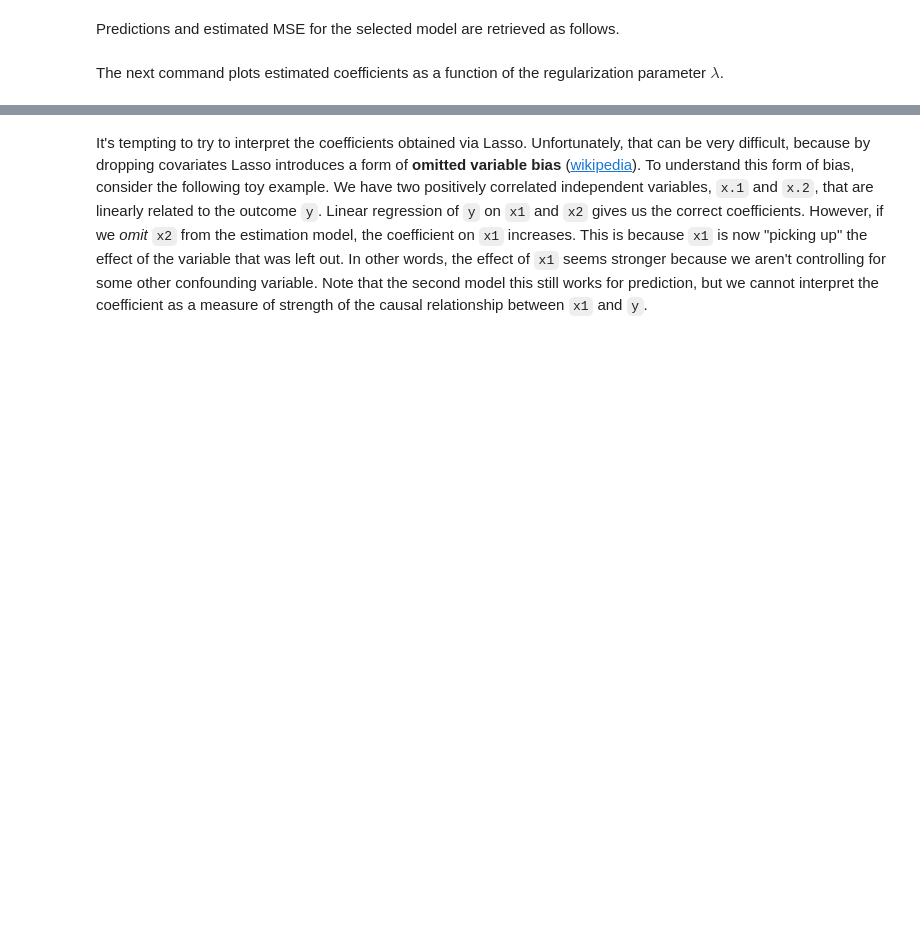
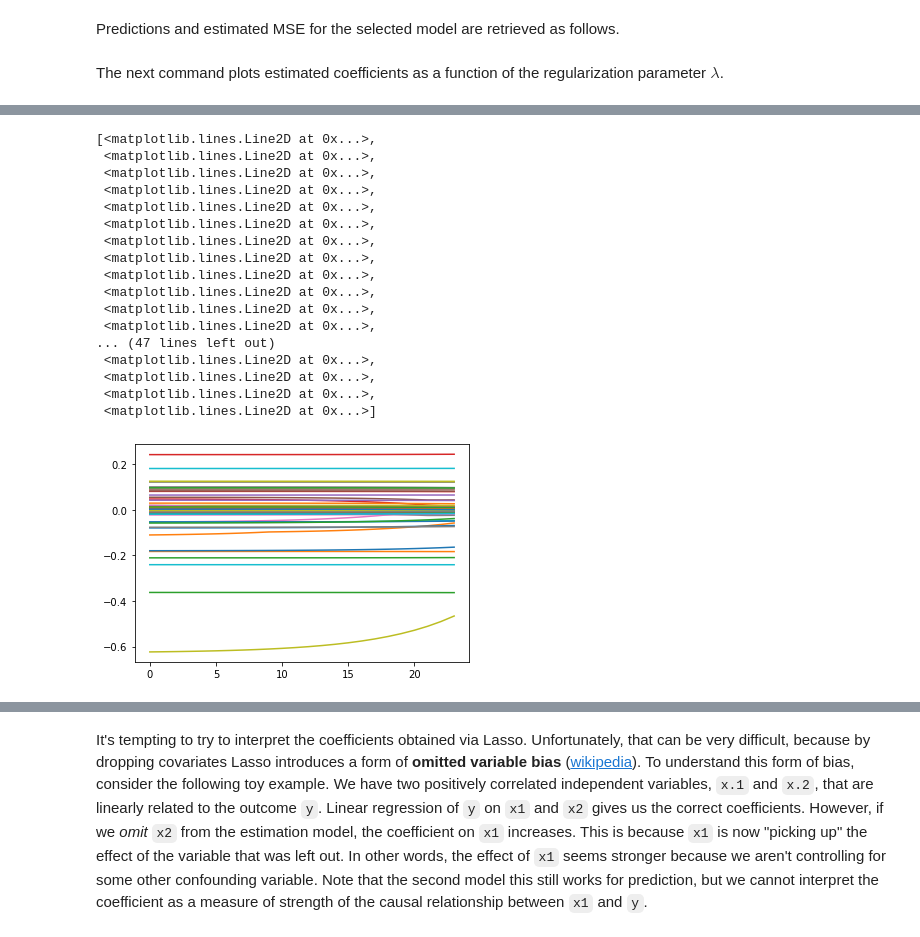
Before and after one commit to alexanderquispe/ml_book, a Jupyter notebook: Untitled-1.ipynb, the cells around one changed output, grey strips where cells are left out. Saved outputs shown, nothing was run; the diff lists cells and outputs as text; code cells hidden in the pictures; blank space fills up the shorter version.

```diff
--- a/Untitled-1.ipynb
+++ b/Untitled-1.ipynb
@@ -420,0 +425,21 @@ The next command plots estimated coefficients as a function of the regularizatio
+# %%
+plt.plot(coefs[:][38:62])
+# %% [output]
+[<matplotlib.lines.Line2D at 0x...>,
+ <matplotlib.lines.Line2D at 0x...>,
+ <matplotlib.lines.Line2D at 0x...>,
+ <matplotlib.lines.Line2D at 0x...>,
+ <matplotlib.lines.Line2D at 0x...>,
+ <matplotlib.lines.Line2D at 0x...>,
+ <matplotlib.lines.Line2D at 0x...>,
+ <matplotlib.lines.Line2D at 0x...>,
+ <matplotlib.lines.Line2D at 0x...>,
+ <matplotlib.lines.Line2D at 0x...>,
+ <matplotlib.lines.Line2D at 0x...>,
+ <matplotlib.lines.Line2D at 0x...>,
+... (47 lines left out)
+ <matplotlib.lines.Line2D at 0x...>,
+ <matplotlib.lines.Line2D at 0x...>,
+ <matplotlib.lines.Line2D at 0x...>,
+ <matplotlib.lines.Line2D at 0x...>]
+[figure, added]
```
Also changed, not shown: parts of 3 cells of this notebook.
